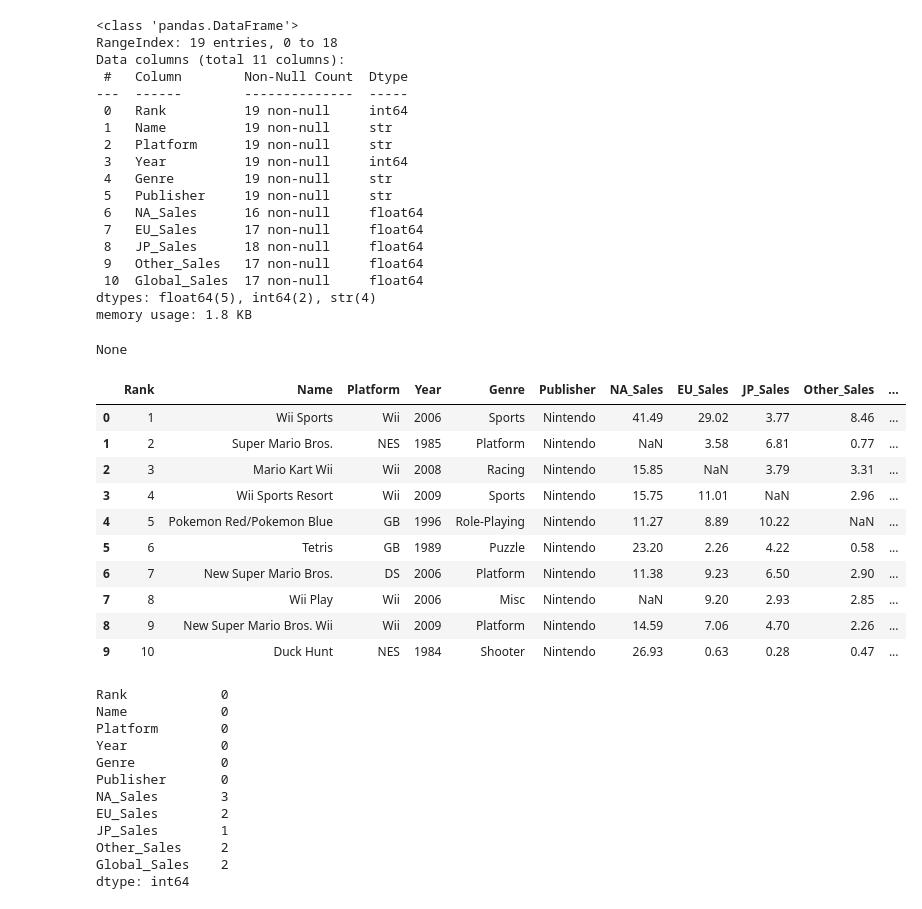
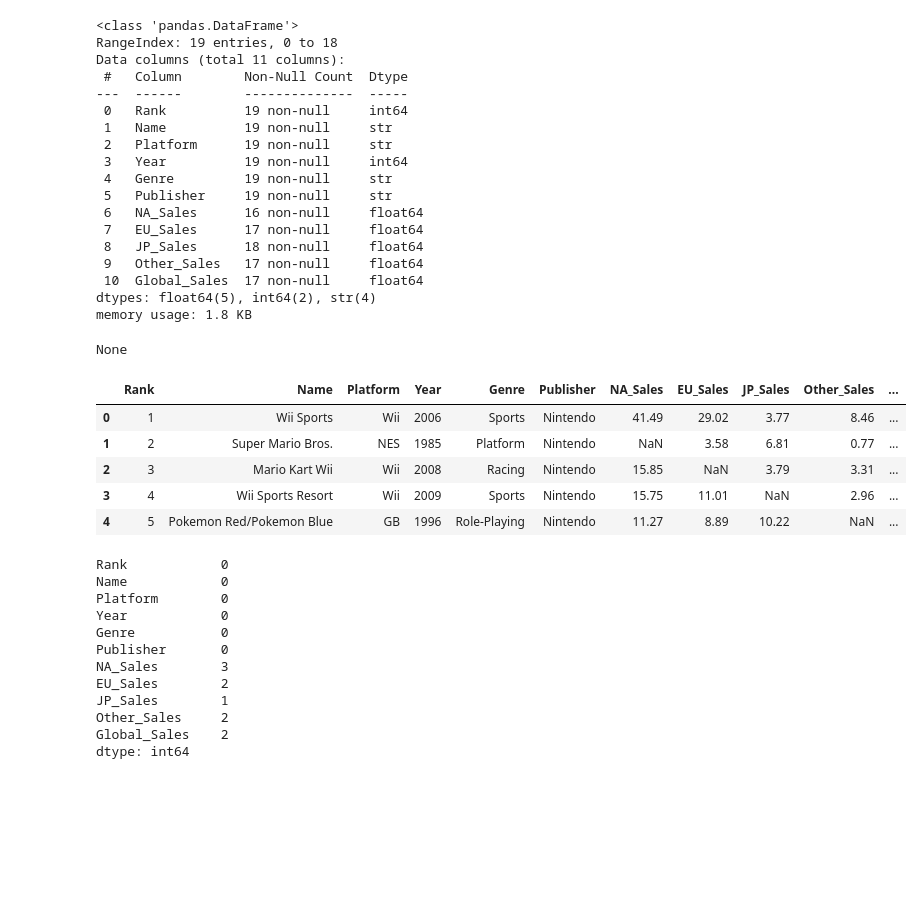
Before and after one commit to Mimi97-aqua/matplotlib_sales_analysis, a Jupyter notebook: analysis.ipynb, the cells around one changed output. Drawn from its saved outputs; the diff is of its cells as text; code cells hidden in the pictures; blank space fills up the shorter version.

```diff
--- a/analysis.ipynb
+++ b/analysis.ipynb
@@ -5,38 +5,33 @@ import openpyxl
 # %%
 df = pd.read_excel('Dataset.xlsx')
 display(df.info())
-display(df.head(10))
+display(df.head())
 # %% [output]
 <class 'pandas.DataFrame'>
 RangeIndex: 19 entries, 0 to 18
 Data columns (total 11 columns):
  #   Column        Non-Null Count  Dtype
 ---  ------        --------------  -----
  0   Rank          19 non-null     int64
  1   Name          19 non-null     str
  2   Platform      19 non-null     str
  3   Year          19 non-null     int64
  4   Genre         19 non-null     str
  5   Publisher     19 non-null     str
  6   NA_Sales      16 non-null     float64
  7   EU_Sales      17 non-null     float64
  8   JP_Sales      18 non-null     float64
  9   Other_Sales   17 non-null     float64
  10  Global_Sales  17 non-null     float64
 dtypes: float64(5), int64(2), str(4)
 memory usage: 1.8 KB
 None
 |  | Rank | Name | Platform | Year | Genre | Publisher | NA_Sales | EU_Sales | JP_Sales | Other_Sales | ... |
 | 0 | 1 | Wii Sports | Wii | 2006 | Sports | Nintendo | 41.49 | 29.02 | 3.77 | 8.46 | ... |
 | 1 | 2 | Super Mario Bros. | NES | 1985 | Platform | Nintendo | NaN | 3.58 | 6.81 | 0.77 | ... |
 | 2 | 3 | Mario Kart Wii | Wii | 2008 | Racing | Nintendo | 15.85 | NaN | 3.79 | 3.31 | ... |
 | 3 | 4 | Wii Sports Resort | Wii | 2009 | Sports | Nintendo | 15.75 | 11.01 | NaN | 2.96 | ... |
 | 4 | 5 | Pokemon Red/Pokemon Blue | GB | 1996 | Role-Playing | Nintendo | 11.27 | 8.89 | 10.22 | NaN | ... |
-| 5 | 6 | Tetris | GB | 1989 | Puzzle | Nintendo | 23.20 | 2.26 | 4.22 | 0.58 | ... |
-| 6 | 7 | New Super Mario Bros. | DS | 2006 | Platform | Nintendo | 11.38 | 9.23 | 6.50 | 2.90 | ... |
-| 7 | 8 | Wii Play | Wii | 2006 | Misc | Nintendo | NaN | 9.20 | 2.93 | 2.85 | ... |
-| 8 | 9 | New Super Mario Bros. Wii | Wii | 2009 | Platform | Nintendo | 14.59 | 7.06 | 4.70 | 2.26 | ... |
-| 9 | 10 | Duck Hunt | NES | 1984 | Shooter | Nintendo | 26.93 | 0.63 | 0.28 | 0.47 | ... |
 # %%
 # handling rows with missing data
 display(df.isna().sum())
```
Also changed, not shown: parts of 4 cells of this notebook.
